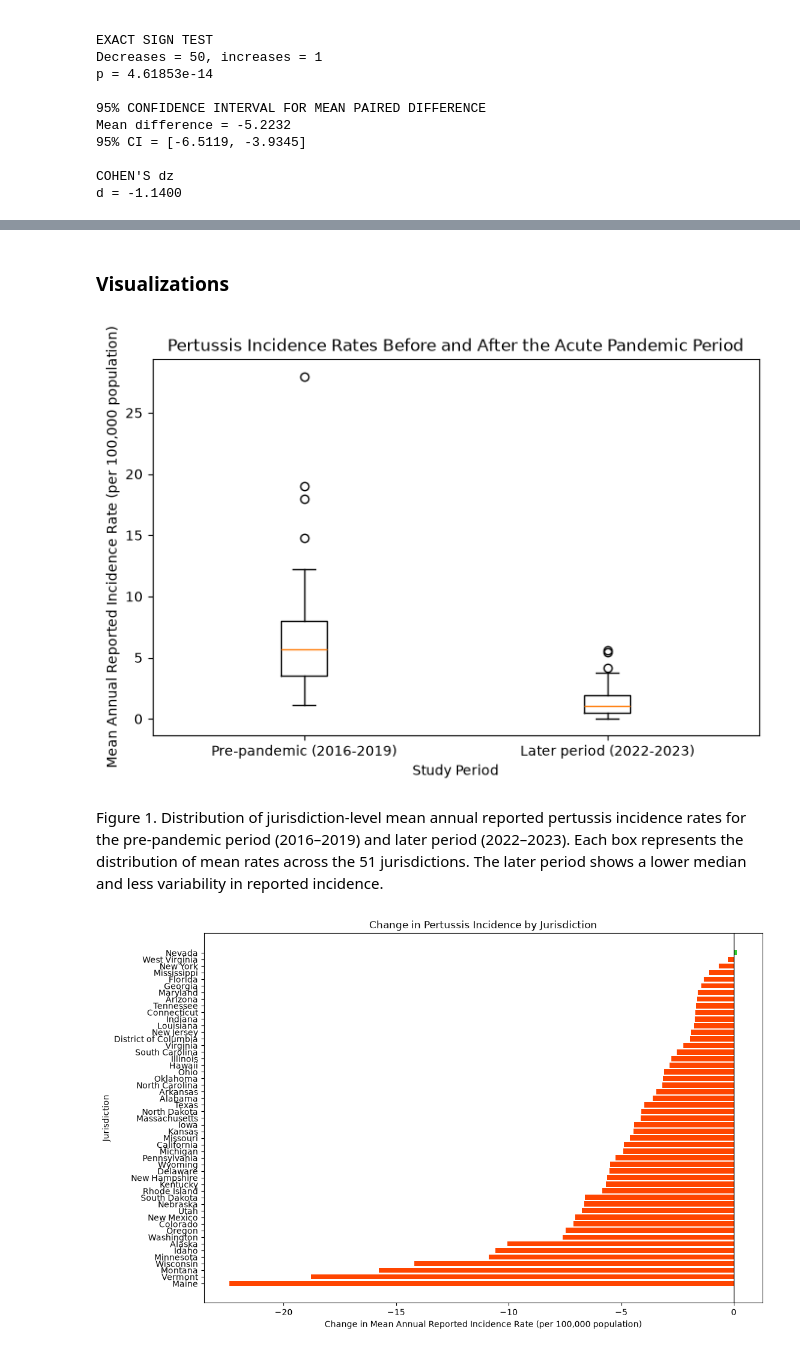
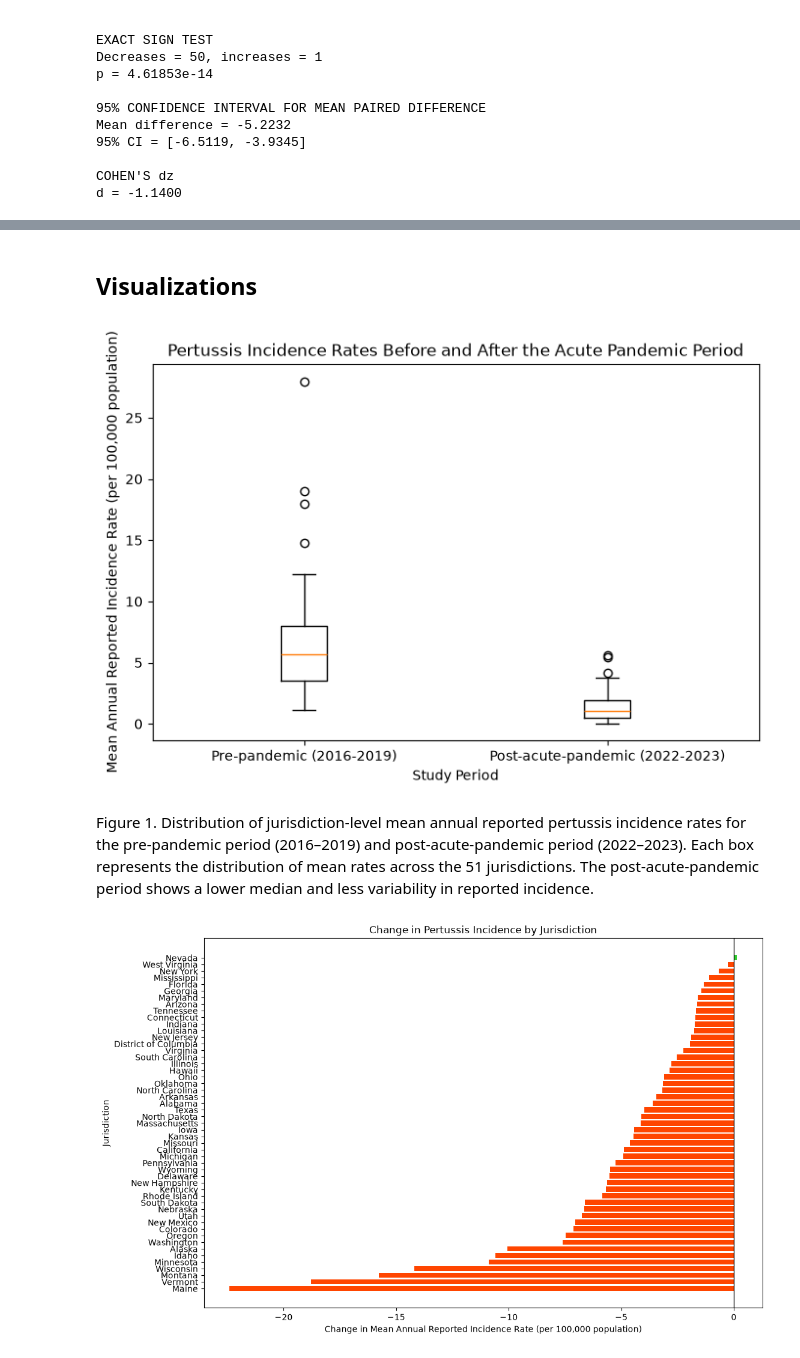
Before and after one commit to jontaylor224/D502_Capstone, a Jupyter notebook: analysis.ipynb, the cells around one changed output, grey strips where cells are left out. Drawn from its saved outputs; the diff is of its cells as text; code cells hidden in the pictures.

```diff
--- a/analysis.ipynb
+++ b/analysis.ipynb
@@ -554,25 +727,25 @@ Largest increases:
 # %% [markdown]
-### Visualizations
+## Visualizations
 # %%
 plt.figure(figsize=(8,5))
 
 plt.boxplot(
     [
         comparison["Pre_Mean_Rate"],
         comparison["Post_Mean_Rate"]
     ],
-    tick_labels=['Pre-pandemic (2016-2019)', 'Later period (2022-2023)']
+    tick_labels=['Pre-pandemic (2016-2019)', 'Post-acute-pandemic (2022-2023)']
 )
 
 plt.title("Pertussis Incidence Rates Before and After the Acute Pandemic Period")
 plt.ylabel("Mean Annual Reported Incidence Rate (per 100,000 population)")
 plt.xlabel("Study Period")
 
 plt.show()
 # %% [output]
-[figure, old version]
+[figure, new version]
 # %% [markdown]
-Figure 1. Distribution of jurisdiction-level mean annual reported pertussis incidence rates for the pre-pandemic period (2016–2019) and later period (2022–2023). Each box represents the distribution of mean rates across the 51 jurisdictions. The later period shows a lower median and less variability in reported incidence.
+Figure 1. Distribution of jurisdiction-level mean annual reported pertussis incidence rates for the pre-pandemic period (2016–2019) and post-acute-pandemic period (2022–2023). Each box represents the distribution of mean rates across the 51 jurisdictions. The post-acute-pandemic period shows a lower median and less variability in reported incidence.
 # %%
 differences = comparison["Difference"].sort_values()
 
```
Also changed, not shown: parts of 23 cells of this notebook.
